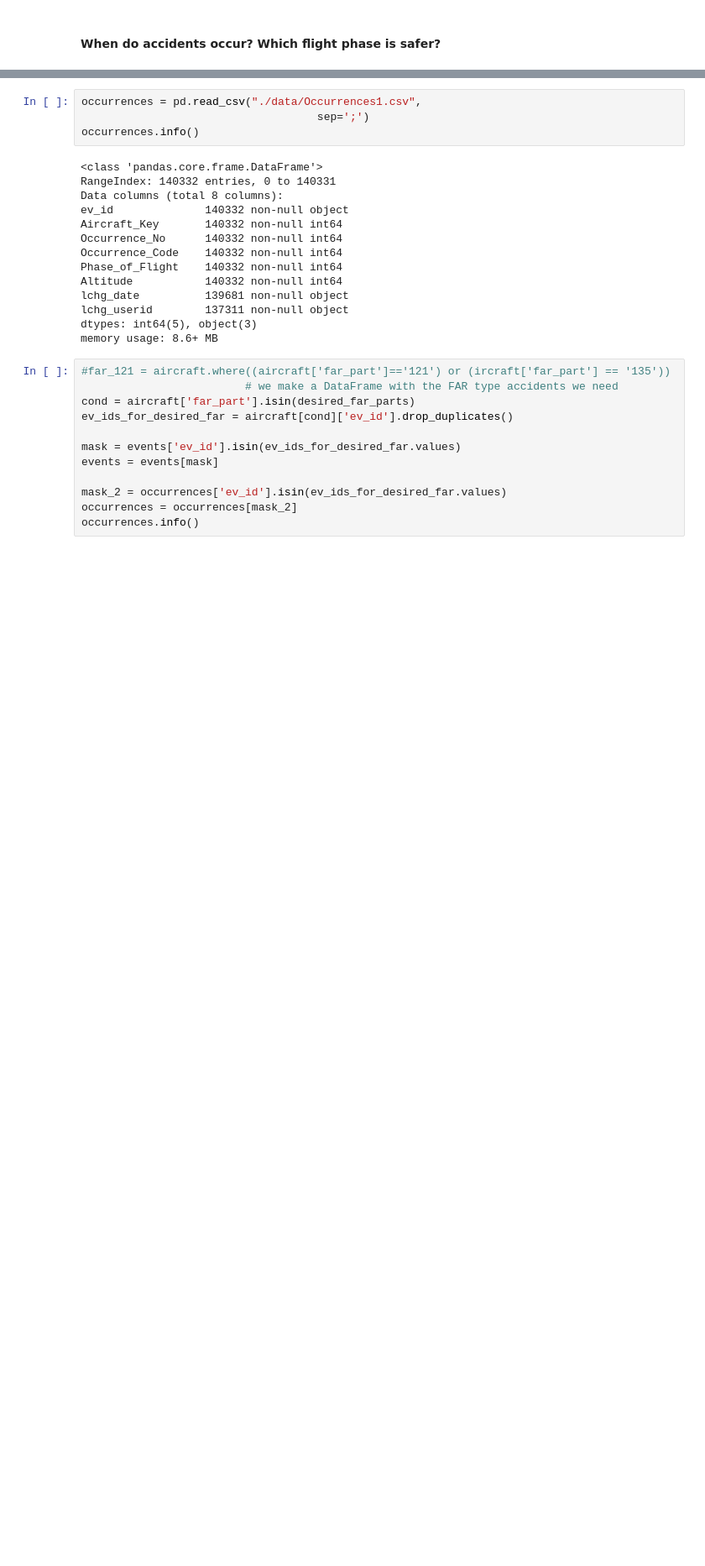
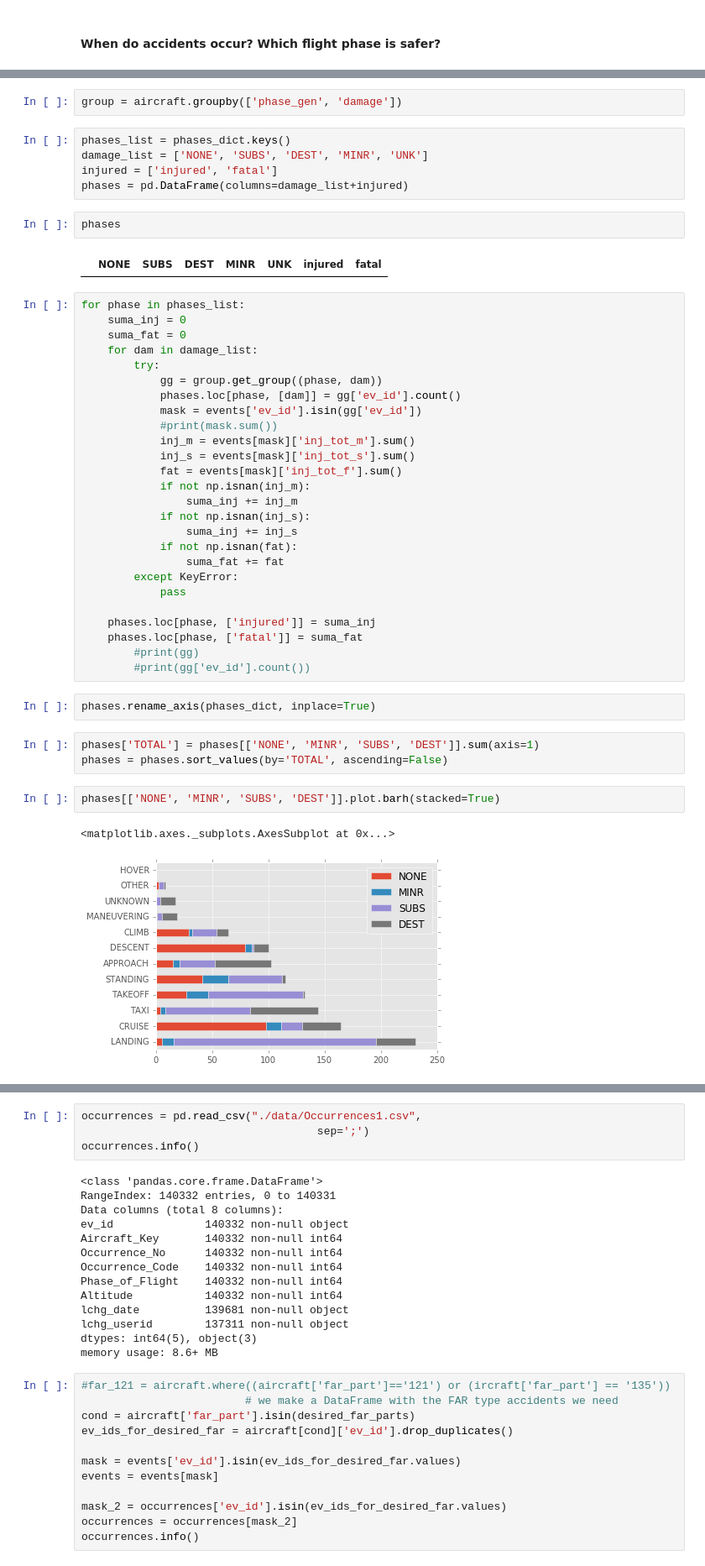
Before and after one commit to AeroPython/remove-before-flight, a Jupyter notebook: talk.ipynb, the cells around one changed output, grey strips where cells are left out. Shown at 84% size. Cells and saved outputs as stored; diff of their text form; blank space fills up the shorter version.

Commit message:
detailed flight phase analysis

```diff
--- a/talk.ipynb
+++ b/talk.ipynb
@@ -535,0 +583,47 @@ events['ev_date'] = date_time
+# %%
+group = aircraft.groupby(['phase_gen', 'damage'])
+# %%
+phases_list = phases_dict.keys()
+damage_list = ['NONE', 'SUBS', 'DEST', 'MINR', 'UNK']
+injured = ['injured', 'fatal']
+phases = pd.DataFrame(columns=damage_list+injured)
+# %%
+phases
+# %% [output]
+|  | NONE | SUBS | DEST | MINR | UNK | injured | fatal |
+# %%
+for phase in phases_list:
+    suma_inj = 0
+    suma_fat = 0
+    for dam in damage_list:
+        try:
+            gg = group.get_group((phase, dam))
+            phases.loc[phase, [dam]] = gg['ev_id'].count()
+            mask = events['ev_id'].isin(gg['ev_id'])
+            #print(mask.sum())
+            inj_m = events[mask]['inj_tot_m'].sum()
+            inj_s = events[mask]['inj_tot_s'].sum()
+            fat = events[mask]['inj_tot_f'].sum()
+            if not np.isnan(inj_m):
+                suma_inj += inj_m
+            if not np.isnan(inj_s):
+                suma_inj += inj_s
+            if not np.isnan(fat):
+                suma_fat += fat
+        except KeyError:
+            pass
+
+    phases.loc[phase, ['injured']] = suma_inj
+    phases.loc[phase, ['fatal']] = suma_fat
+        #print(gg)
+        #print(gg['ev_id'].count())
+# %%
+phases.rename_axis(phases_dict, inplace=True)
+# %%
+phases['TOTAL'] = phases[['NONE', 'MINR', 'SUBS', 'DEST']].sum(axis=1)
+phases = phases.sort_values(by='TOTAL', ascending=False)
+# %%
+phases[['NONE', 'MINR', 'SUBS', 'DEST']].plot.barh(stacked=True)
+# %% [output]
+<matplotlib.axes._subplots.AxesSubplot at 0x...>
+[figure, added]
```
Also changed, not shown: parts of 23 cells of this notebook.
